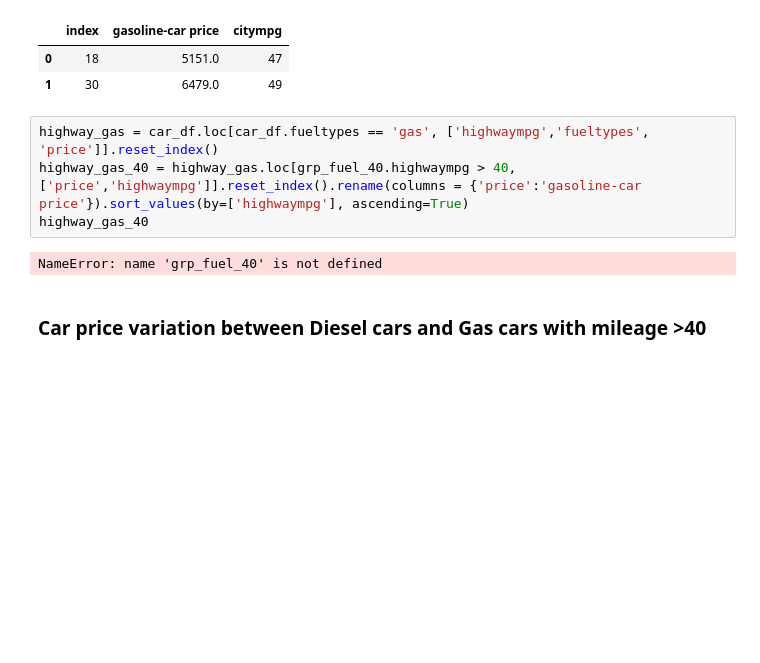
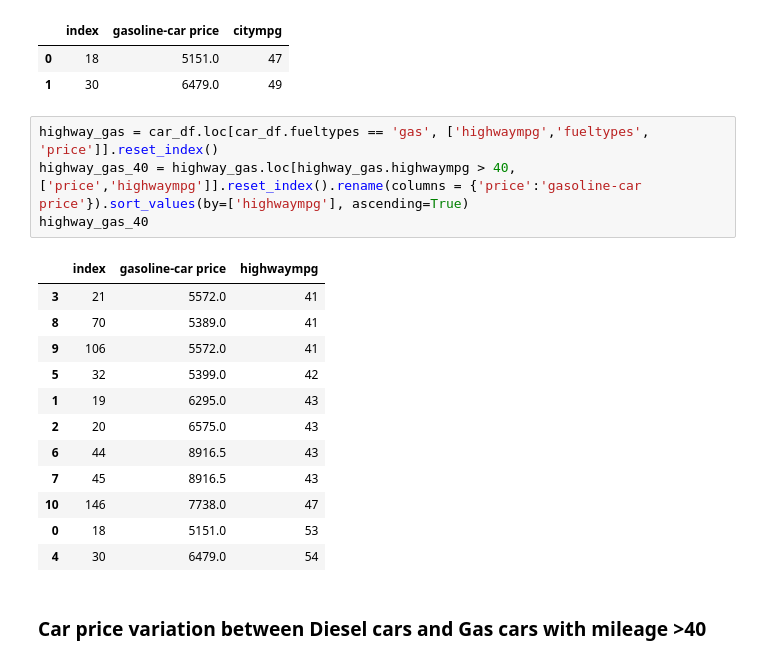
Before and after one commit to hilary-anish/Car-scrap-price, a Jupyter notebook: car_scrap_price.ipynb, the cells around one changed output. Drawn from its saved outputs; the diff is of its cells as text; blank space fills up the shorter version.

```diff
--- a/car_scrap_price.ipynb
+++ b/car_scrap_price.ipynb
@@ -455,10 +455,21 @@ city_gas_40
 | 1 | 30 | 6479.0 | 49 |
 # %%
 highway_gas = car_df.loc[car_df.fueltypes == 'gas', ['highwaympg','fueltypes', 'price']].reset_index()
-highway_gas_40 = highway_gas.loc[grp_fuel_40.highwaympg > 40, ['price','highwaympg']].reset_index().rename(columns = {'price':'gasoline-car price'}).sort_values(by=['highwaympg'], ascending=True)
+highway_gas_40 = highway_gas.loc[highway_gas.highwaympg > 40, ['price','highwaympg']].reset_index().rename(columns = {'price':'gasoline-car price'}).sort_values(by=['highwaympg'], ascending=True)
 highway_gas_40
 # %% [output]
-NameError: name 'grp_fuel_40' is not defined
+|  | index | gasoline-car price | highwaympg |
+| 3 | 21 | 5572.0 | 41 |
+| 8 | 70 | 5389.0 | 41 |
+| 9 | 106 | 5572.0 | 41 |
+| 5 | 32 | 5399.0 | 42 |
+| 1 | 19 | 6295.0 | 43 |
+| 2 | 20 | 6575.0 | 43 |
+| 6 | 44 | 8916.5 | 43 |
+| 7 | 45 | 8916.5 | 43 |
+| 10 | 146 | 7738.0 | 47 |
+| 0 | 18 | 5151.0 | 53 |
+| 4 | 30 | 6479.0 | 54 |
 # %% [markdown]
 ### Car price variation between Diesel cars and Gas cars with mileage >40
 # %%
```
Also changed, not shown: parts of 9 cells of this notebook, 5 other files.
